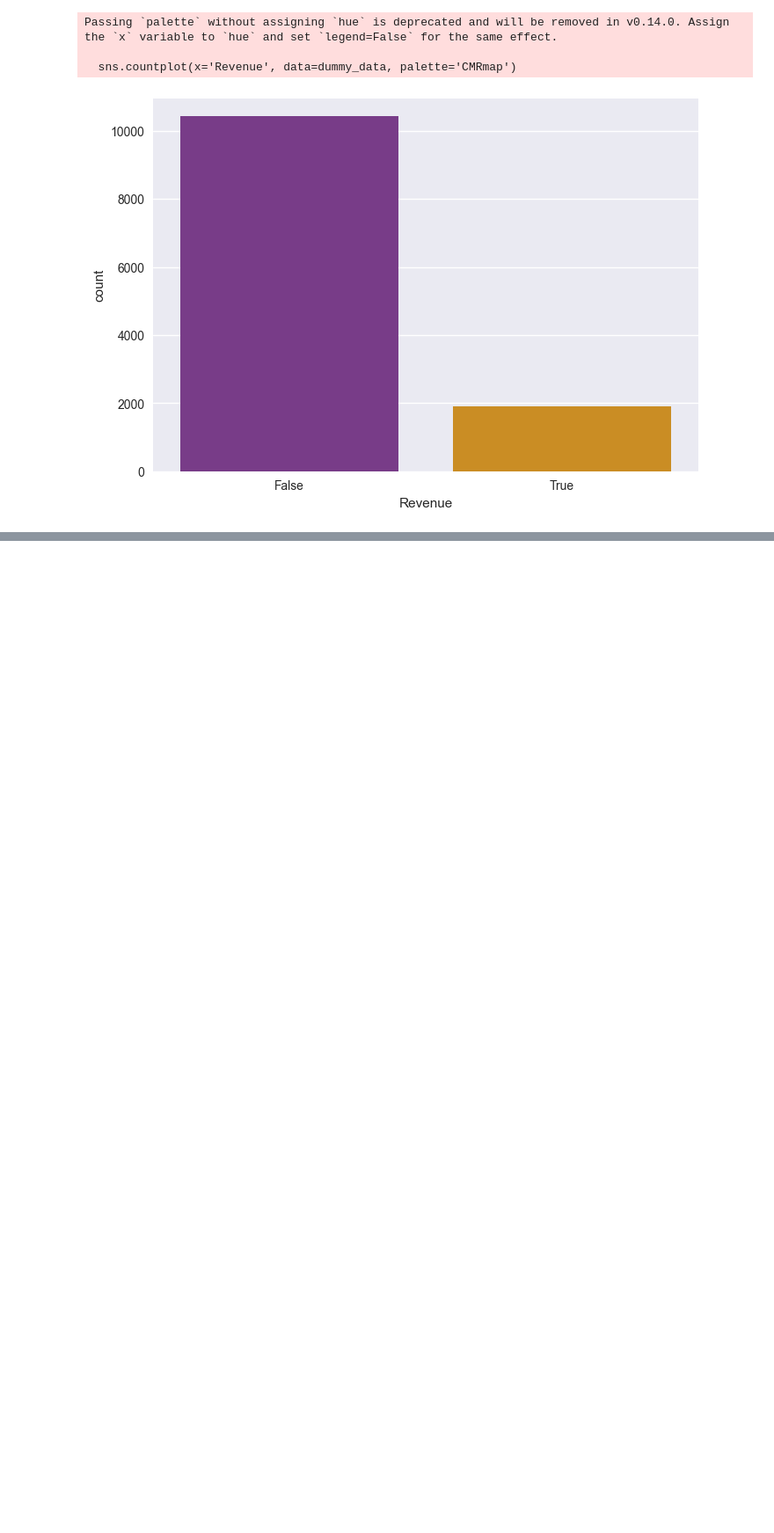
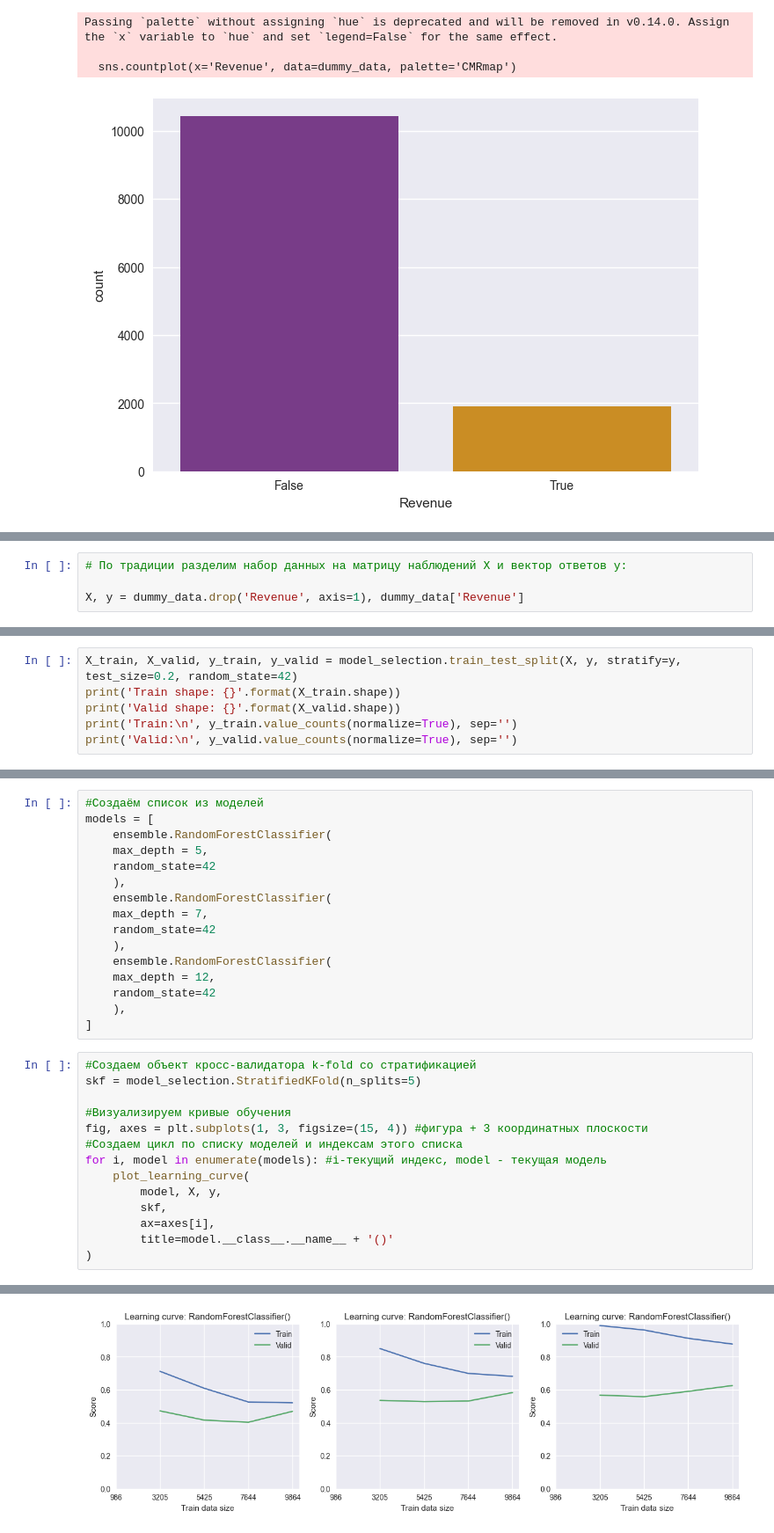
Before and after one commit to the0fedor/SF_DS, a Jupyter notebook: SkillFactory/ML-5 Валидация данных. Методы валидации/6_practice.ipynb, the cells around one changed output, grey strips where cells are left out. Shown at 88% size. Cells and saved outputs as stored; diff of their text form; blank space fills up the shorter version.

```diff
--- a/SkillFactory/ML-5 Валидация данных. Методы валидации/6_practice.ipynb
+++ b/SkillFactory/ML-5 Валидация данных. Методы валидации/6_practice.ipynb
@@ -89,0 +97,4 @@ Passing `palette` without assigning `hue` is deprecated and will be removed in v
+# %%
+# По традиции разделим набор данных на матрицу наблюдений X и вектор ответов y:
+
+X, y = dummy_data.drop('Revenue', axis=1), dummy_data['Revenue']
@@ -89,0 +119,6 @@ Passing `palette` without assigning `hue` is deprecated and will be removed in v
+# %%
+X_train, X_valid, y_train, y_valid = model_selection.train_test_split(X, y, stratify=y, test_size=0.2, random_state=42)
+print('Train shape: {}'.format(X_train.shape))
+print('Valid shape: {}'.format(X_valid.shape))
+print('Train:\n', y_train.value_counts(normalize=True), sep='')
+print('Valid:\n', y_valid.value_counts(normalize=True), sep='')
@@ -89,0 +216,31 @@ Passing `palette` without assigning `hue` is deprecated and will be removed in v
+# %%
+#Создаём список из моделей
+models = [
+    ensemble.RandomForestClassifier(
+    max_depth = 5,
+    random_state=42
+    ),
+    ensemble.RandomForestClassifier(
+    max_depth = 7,
+    random_state=42
+    ),
+    ensemble.RandomForestClassifier(
+    max_depth = 12,
+    random_state=42
+    ),
+]
+# %%
+#Создаем объект кросс-валидатора k-fold со стратификацией
+skf = model_selection.StratifiedKFold(n_splits=5)
+
+#Визуализируем кривые обучения
+fig, axes = plt.subplots(1, 3, figsize=(15, 4)) #фигура + 3 координатных плоскости
+#Создаем цикл по списку моделей и индексам этого списка
+for i, model in enumerate(models): #i-текущий индекс, model - текущая модель
+    plot_learning_curve(
+        model, X, y,
+        skf,
+        ax=axes[i],
+        title=model.__class__.__name__ + '()'
+)
+# %% [output]
@@ -89,0 +264 @@ Passing `palette` without assigning `hue` is deprecated and will be removed in v
+[figure, added]
```
Also changed, not shown: parts of 18 cells of this notebook.
